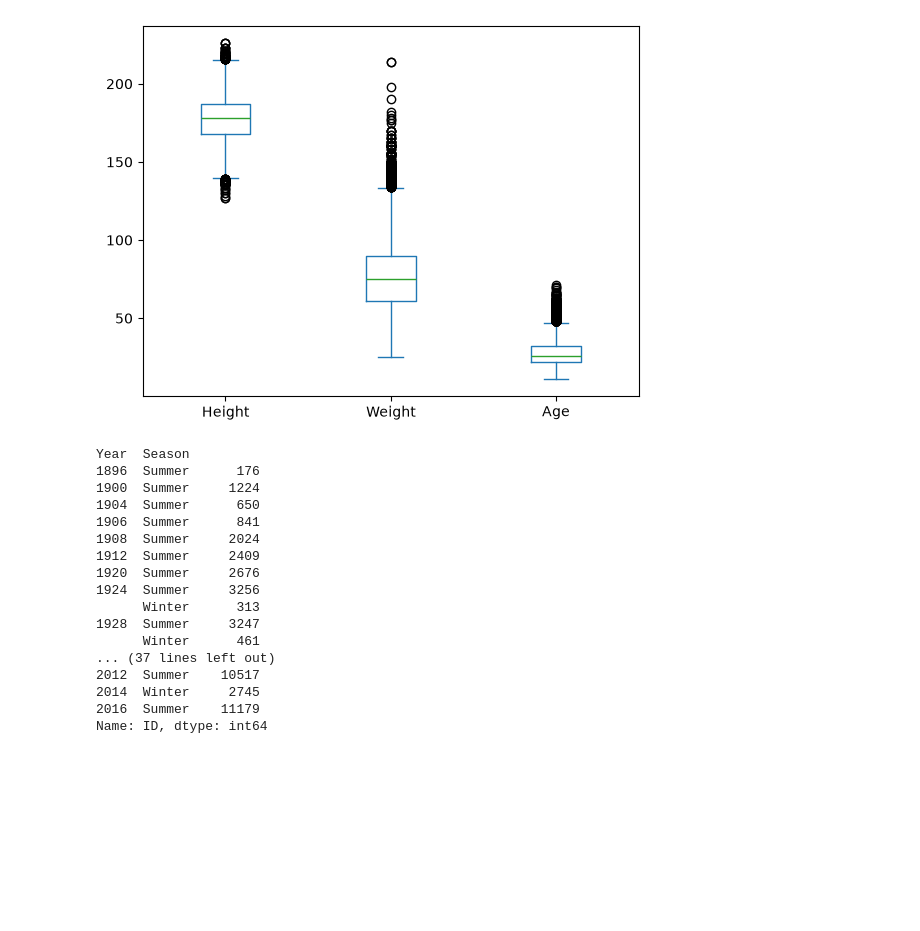
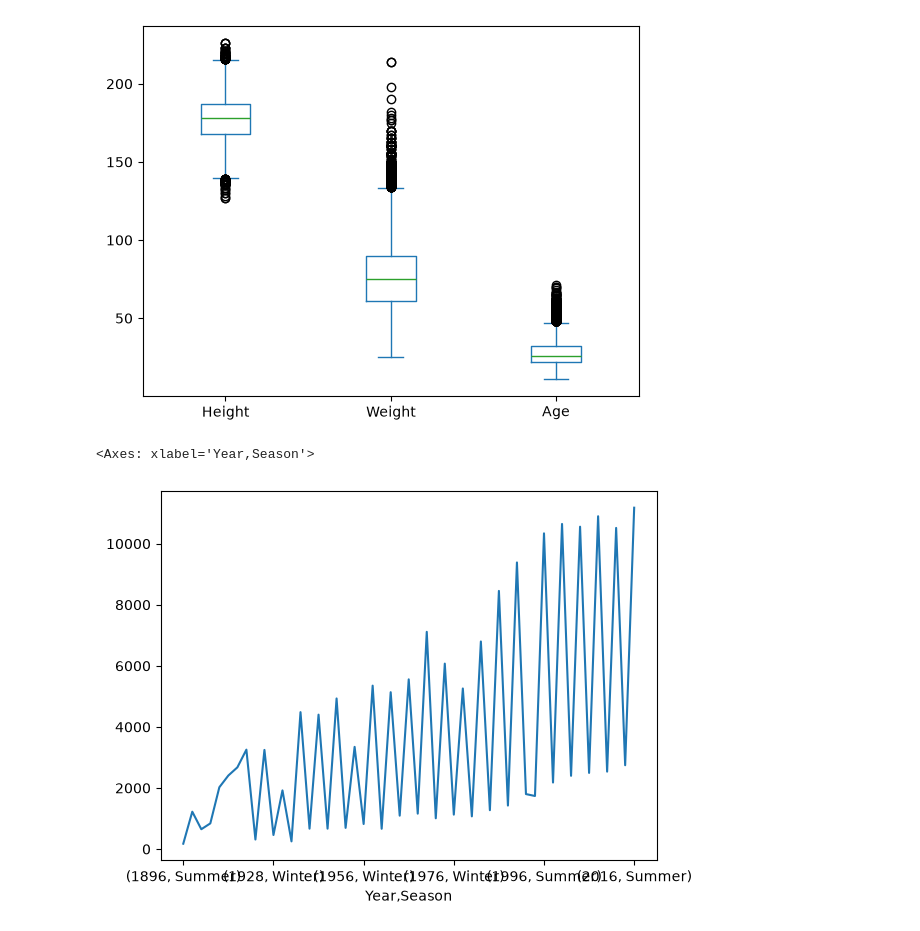
Before and after one commit to reuven/OReilly-PyData-September-2026-09, a Jupyter notebook: OReilly-PyData-September-2026-09-29.ipynb, the cells around one changed output. Drawn from its saved outputs; the diff is of its cells as text; code cells hidden in the pictures; blank space fills up the shorter version.

```diff
--- a/OReilly-PyData-September-2026-09-29.ipynb
+++ b/OReilly-PyData-September-2026-09-29.ipynb
@@ -1450,30 +1450,15 @@ df.tail()
 # %%
 # Create a line plot showing the number of athletes at each set of games.
 
 # categorical -- Year, Season
 # numeric -- ID
 # aggfunc -- nunique (how many unique values were there?)
 
 (
     df
     .groupby(['Year', 'Season'])['ID'].nunique()
-
+    .plot.line()
 )
 # %% [output]
-Year  Season
-1896  Summer      176
-1900  Summer     1224
-1904  Summer      650
-1906  Summer      841
-1908  Summer     2024
-1912  Summer     2409
-1920  Summer     2676
-1924  Summer     3256
-      Winter      313
-1928  Summer     3247
-      Winter      461
-... (37 lines left out)
-2012  Summer    10517
-2014  Winter     2745
-2016  Summer    11179
-Name: ID, dtype: int64
+<Axes: xlabel='Year,Season'>
+[figure, added]
```
Also changed, not shown: parts of 3 cells of this notebook.
